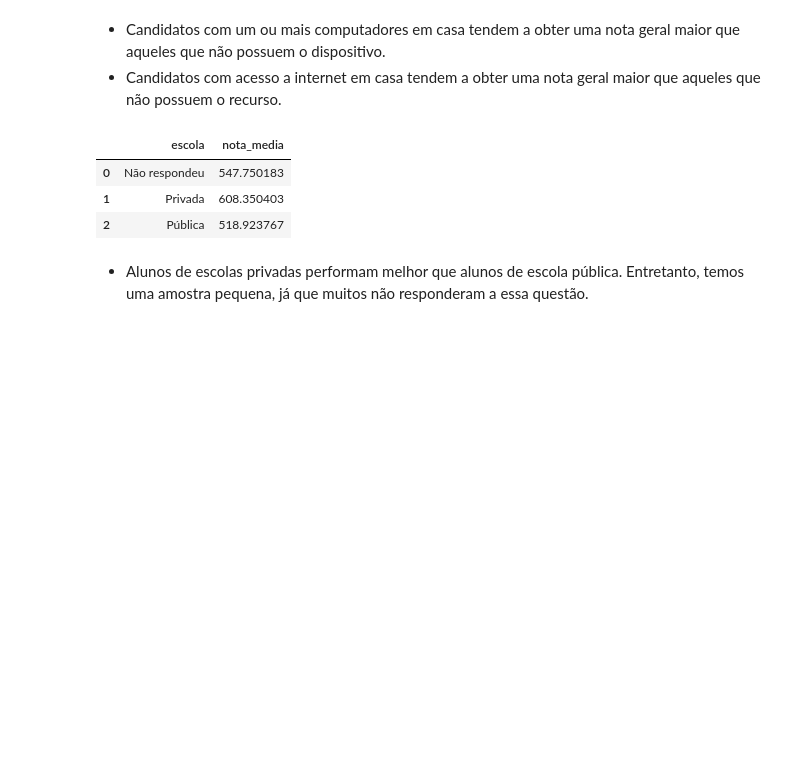
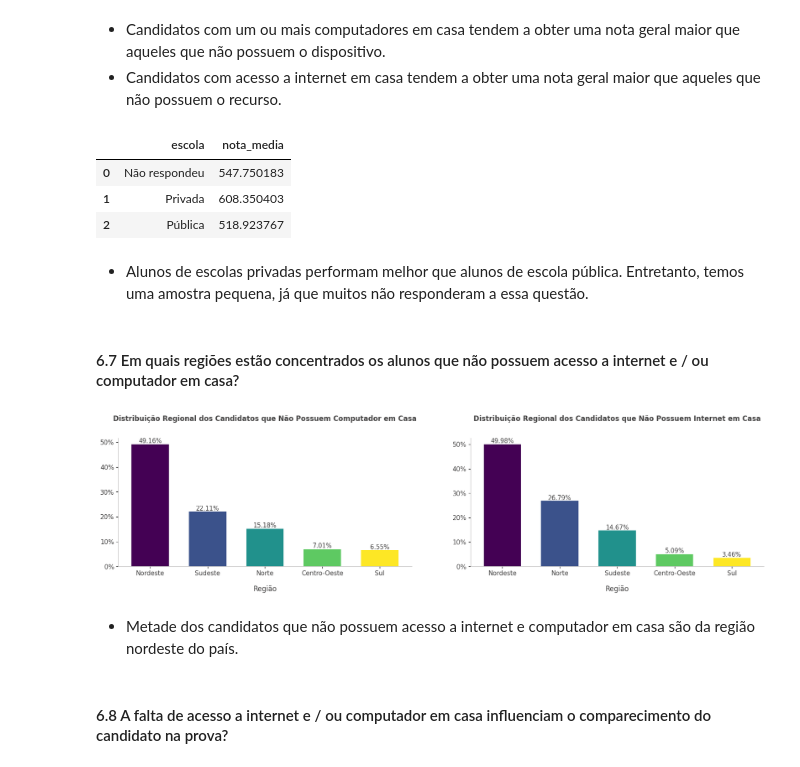
Before and after one commit to allmeidaapedro/Enem-Analysis, a Jupyter notebook: eda.ipynb, the cells around one changed output. Cells and saved outputs as stored; diff of their text form; code cells hidden in the pictures; blank space fills up the shorter version.

```diff
--- a/eda.ipynb
+++ b/eda.ipynb
@@ -1169,3 +1180,65 @@ df.groupby(['escola'])[['nota_media']].mean().reset_index()
 | 2 | Pública | 518.923767 |
 # %% [markdown]
 - Alunos de escolas privadas performam melhor que alunos de escola pública. Entretanto, temos uma amostra pequena, já que muitos não responderam a essa questão.
+# %% [markdown]
+#### 6.7 Em quais regiões estão concentrados os alunos que não possuem acesso a internet e / ou computador em casa?
+# %%
+# Creating a 'region' column.
+def define_regions(x):
+    if x in set(['RS', 'SC', 'PR']):
+        return 'Sul'
+    elif x in set(['SP', 'RJ', 'MG', 'ES']):
+        return 'Sudeste'
+    elif x in set(['AL', 'BA', 'CE', 'MA', 'PB', 'PE', 'PI', 'RN', 'SE']):
+        return 'Nordeste'
+    elif x in set(['AC', 'AM', 'AP', 'PA', 'RO', 'RR', 'TO']):
+        return 'Norte'
+    else:
+        return 'Centro-Oeste'
+
+df['regiao'] = df['uf_prova'].apply(define_regions)
+# %%
+# Obtaining and grouping the data by possui_computador_em_casa and acesso_internet_em_casa
+nao_pc = df.loc[df['possui_computador_em_casa'] == 'Não']
+nao_internet = df.loc[df['acesso_internet_em_casa'] == 'Não']
+
+nao_pc_grouped = nao_pc.groupby(['regiao'])[['possui_computador_em_casa']].count().reset_index().rename(columns={'possui_computador_em_casa': 'count'}).sort_values(by=['count'], ascending=False)
+nao_pc_grouped['pct'] = round(nao_pc_grouped['count'] / np.sum(nao_pc_grouped['count']) * 100, 2)
+
+nao_internet_grouped = nao_internet.groupby(['regiao'])['acesso_internet_em_casa'].count().reset_index().rename(columns={'acesso_internet_em_casa': 'count'}).sort_values(by=['count'], ascending=False)
+nao_internet_grouped['pct'] = round(nao_internet_grouped['count'] / np.sum(nao_internet_grouped['count']) * 100, 2)
+
+# Plotting and customizing.
+fig, ax = plt.subplots(1, 2, figsize=(20, 4))
+
+colors = plt.cm.viridis(np.linspace(0, 1, len(nao_pc_grouped)))
+bars = ax[0].bar(x=nao_pc_grouped['regiao'], height=nao_pc_grouped['pct'], color=colors, width=0.65)
+for bar, pct in zip(bars, nao_pc_grouped['pct']):
+    ax[0].text(bar.get_x() + bar.get_width() / 2, bar.get_height() + 0.5, f'{pct}%', ha='center', color=CINZA2, fontsize=10.5)
+ax[0].set_title('Distribuição Regional dos Candidatos que Não Possuem Computador em Casa', color=CINZA2, fontweight='bold', fontsize=12, pad=30)
+ax[0].set_xlabel('Região', labelpad=15, color=CINZA2, fontsize=12)
+ax[0].set_xticks(ticks=nao_pc_grouped['regiao'], labels=nao_pc_grouped['regiao'], color=CINZA2, fontsize=10.8)
+ax[0].set_yticks(ticks=np.arange(0, 51, 10), labels=[str(x) + '%' for x in range(0, 51, 10)] , color=CINZA2, fontsize=10.8)
+ax[0].spines['top'].set_visible(False)
+ax[0].spines['right'].set_visible(False)
+ax[0].spines['left'].set_color(CINZA9)
+ax[0].spines['bottom'].set_color(CINZA9)
+
+colors = plt.cm.viridis(np.linspace(0, 1, len(nao_internet_grouped)))
+bars = ax[1].bar(x=nao_internet_grouped['regiao'], height=nao_internet_grouped['pct'], color=colors, width=0.65)
+for bar, pct in zip(bars, nao_internet_grouped['pct']):
+    ax[1].text(bar.get_x() + bar.get_width() / 2, bar.get_height() + 0.5, f'{pct}%', ha='center', color=CINZA2, fontsize=10.5)
+ax[1].set_title('Distribuição Regional dos Candidatos que Não Possuem Internet em Casa', color=CINZA2, fontweight='bold', fontsize=12, pad=30)
+ax[1].set_xlabel('Região', labelpad=15, color=CINZA2, fontsize=12)
+ax[1].set_xticks(ticks=nao_internet_grouped['regiao'], labels=nao_internet_grouped['regiao'], color=CINZA2, fontsize=10.8)
+ax[1].set_yticks(ticks=np.arange(0, 51, 10), labels=[str(x) + '%' for x in range(0, 51, 10)] , color=CINZA2, fontsize=10.8)
+ax[1].spines['top'].set_visible(False)
+ax[1].spines['right'].set_visible(False)
+ax[1].spines['left'].set_color(CINZA9)
+ax[1].spines['bottom'].set_color(CINZA9)
+# %% [output]
+[figure, added]
+# %% [markdown]
+- Metade dos candidatos que não possuem acesso a internet e computador em casa são da região nordeste do país.
+# %% [markdown]
+#### 6.8 A falta de acesso a internet e / ou computador em casa influenciam o comparecimento do candidato na prova?
```
Also changed, not shown: parts of 36 cells of this notebook.
